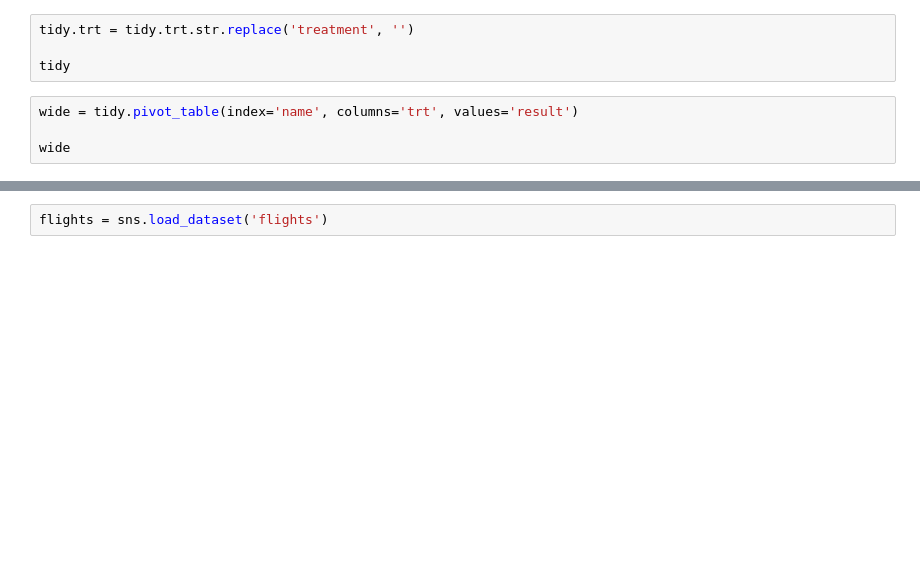
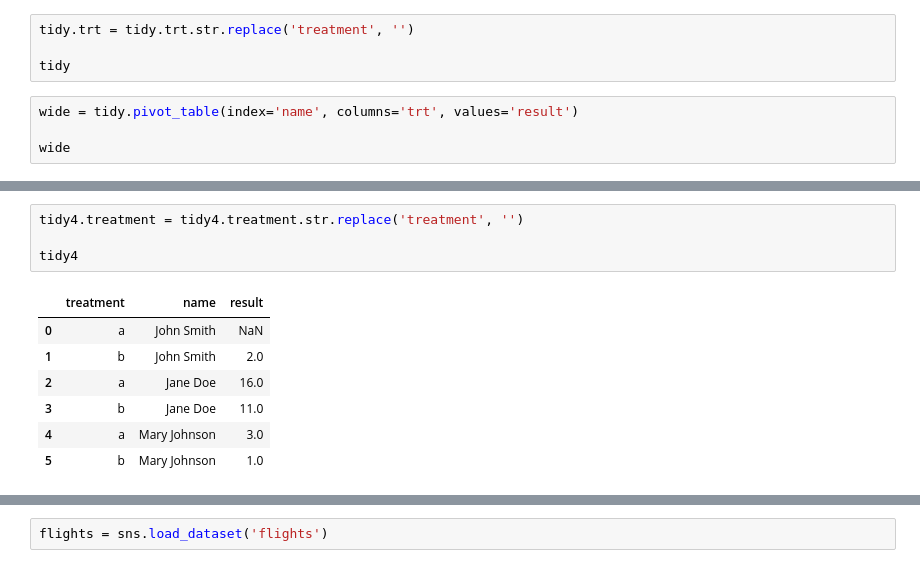
Before and after one commit to themidwestcanapps/DS-Unit-1-Sprint-2-Data-Wrangling-and-Storytelling, a Jupyter notebook: Copy_of_Assigment1_Sprint2.ipynb, the cells around one changed output, grey strips where cells are left out. Drawn from its saved outputs; the diff is of its cells as text; blank space fills up the shorter version.

```diff
--- a/Copy_of_Assigment1_Sprint2.ipynb
+++ b/Copy_of_Assigment1_Sprint2.ipynb
@@ -225,0 +259,12 @@ tidy2 = tidy2.
+# %%
+tidy4.treatment = tidy4.treatment.str.replace('treatment', '')
+
+tidy4
+# %% [output]
+|  | treatment | name | result |
+| 0 | a | John Smith | NaN |
+| 1 | b | John Smith | 2.0 |
+| 2 | a | Jane Doe | 16.0 |
+| 3 | b | Jane Doe | 11.0 |
+| 4 | a | Mary Johnson | 3.0 |
+| 5 | b | Mary Johnson | 1.0 |
```
Also changed, not shown: parts of 8 cells of this notebook.
